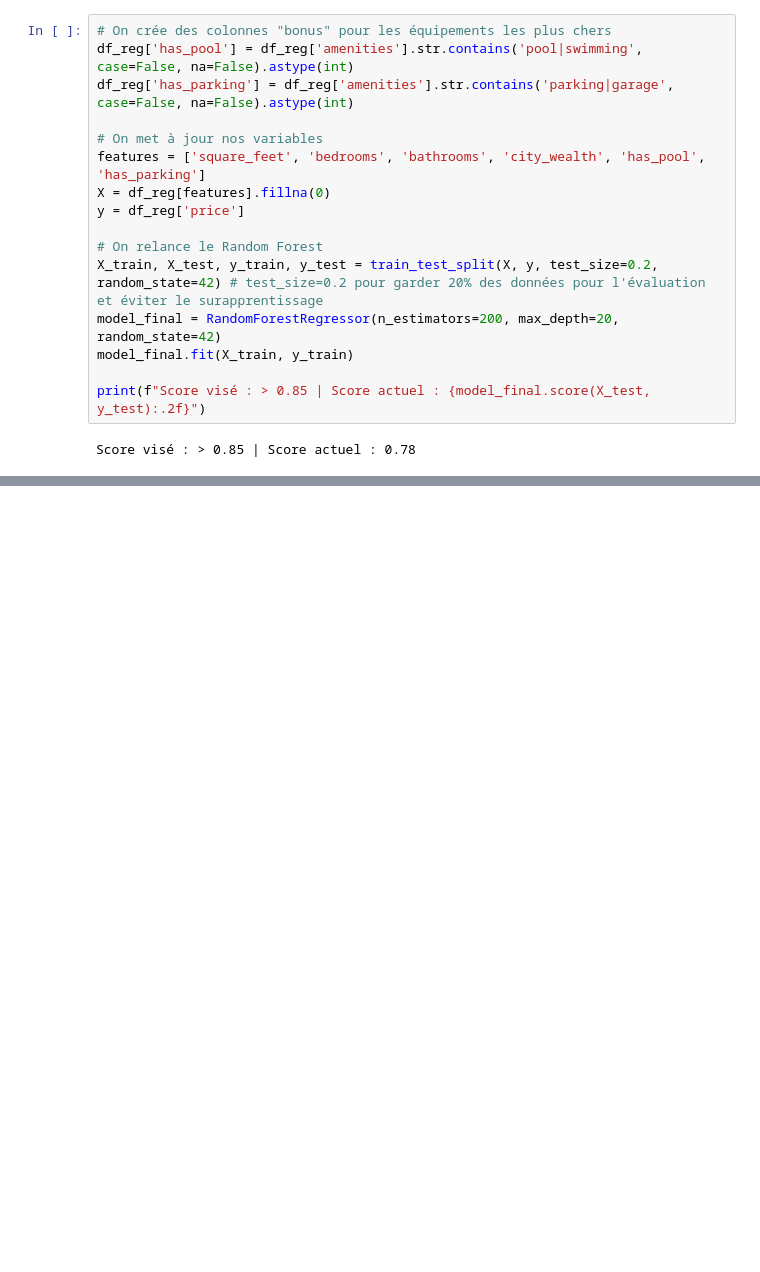
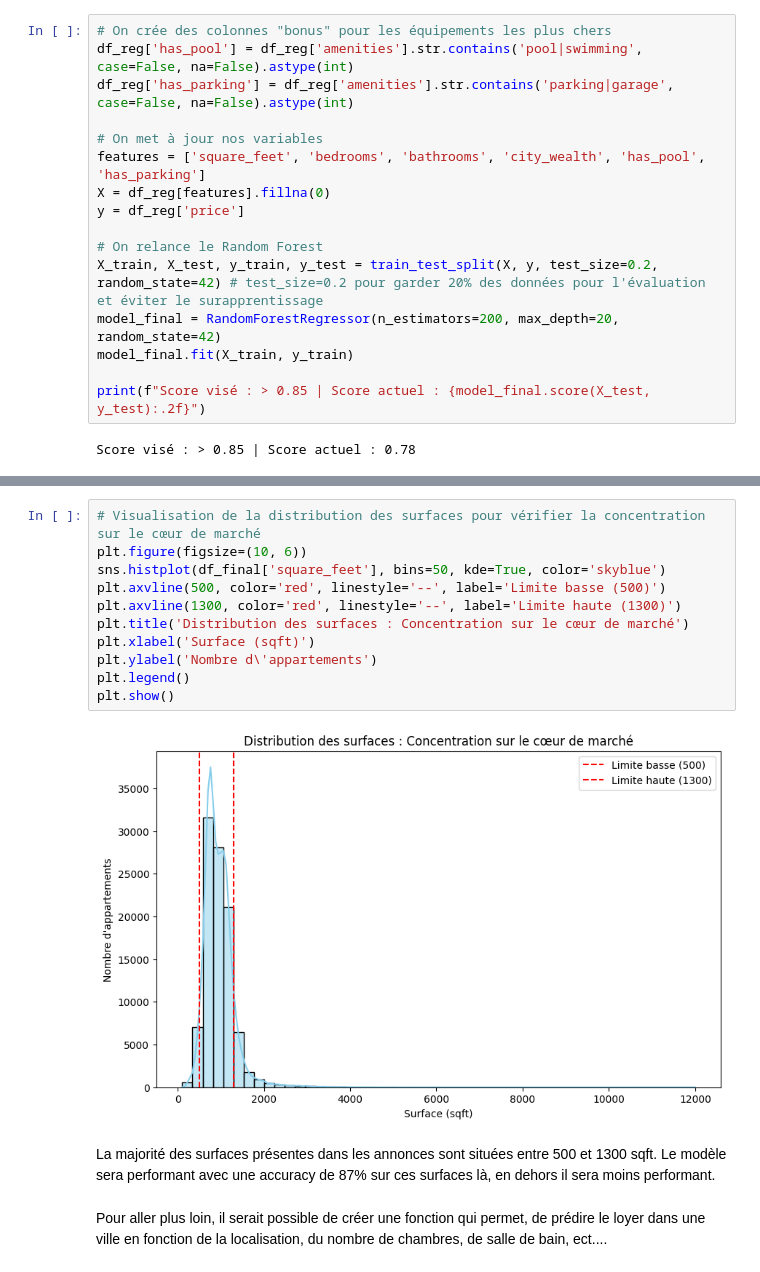
Before and after one commit to tara-lecoz1/apartments-for-rent-classified, a Jupyter notebook: main².ipynb, the cells around one changed output, grey strips where cells are left out. Saved outputs shown, nothing was run; the diff lists cells and outputs as text; blank space fills up the shorter version.

```diff
--- a/main².ipynb
+++ b/main².ipynb
@@ -515,0 +547,17 @@ plt.show()
+# %%
+# Visualisation de la distribution des surfaces pour vérifier la concentration sur le cœur de marché
+plt.figure(figsize=(10, 6))
+sns.histplot(df_final['square_feet'], bins=50, kde=True, color='skyblue')
+plt.axvline(500, color='red', linestyle='--', label='Limite basse (500)')
+plt.axvline(1300, color='red', linestyle='--', label='Limite haute (1300)')
+plt.title('Distribution des surfaces : Concentration sur le cœur de marché')
+plt.xlabel('Surface (sqft)')
+plt.ylabel('Nombre d\'appartements')
+plt.legend()
+plt.show()
+# %% [output]
+[figure, added]
+# %% [markdown]
+La majorité des surfaces présentes dans les annonces sont situées entre 500 et 1300 sqft. Le modèle sera performant avec une accuracy de 87% sur ces surfaces là, en dehors il sera moins performant.
+# %% [markdown]
+Pour aller plus loin, il serait possible de créer une fonction qui permet, de prédire le loyer dans une ville en fonction de la localisation, du nombre de chambres, de salle de bain, ect....
```
Also changed, not shown: parts of 27 cells of this notebook.
